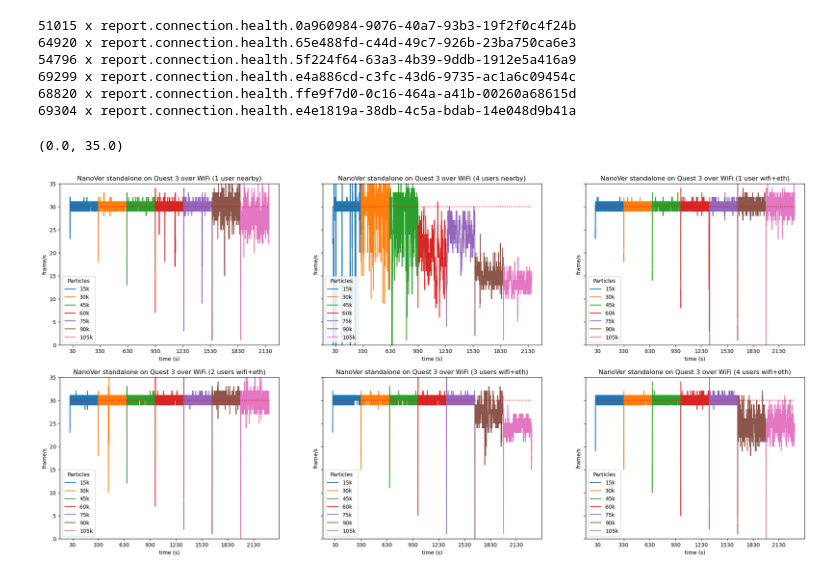
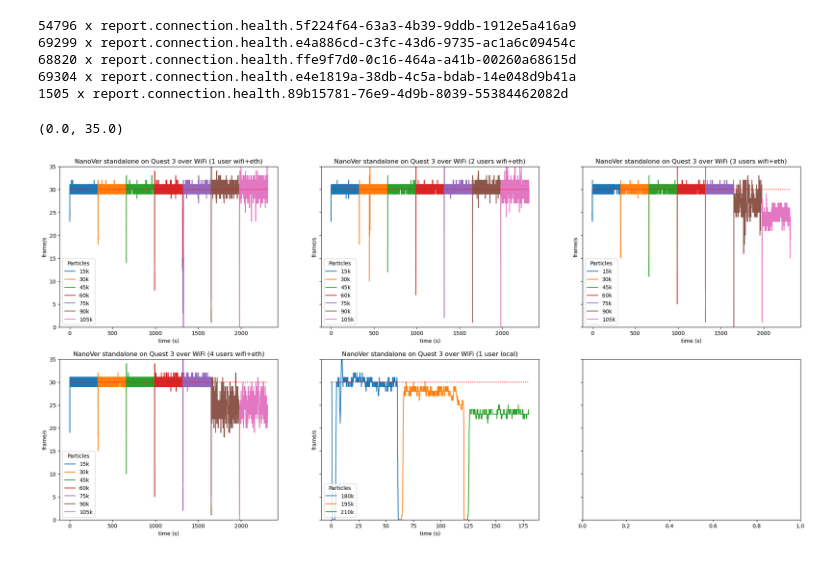
Before and after one commit to IRL2/nanover-server-py, a Jupyter notebook: tutorials/performance/perf-analysis.ipynb, the cells around one changed output. Cells and saved outputs as stored; diff of their text form; code cells hidden in the pictures.

```diff
--- a/tutorials/performance/perf-analysis.ipynb
+++ b/tutorials/performance/perf-analysis.ipynb
@@ -54,10 +54,10 @@ DATASETS_REDO = [
 ]
 # %%
 DATASETS_LIGHT = [
-    (read_recording_light("LAB-310s--solvent-hidden-1-user.nanover.zip"), "1 user nearby"),
+    # (read_recording_light("LAB-310s--solvent-hidden-1-user.nanover.zip"), "1 user nearby"),
     # (read_recording_light("LAB-310s--solvent-hidden-2-user.nanover.zip"), "2 users nearby"),
     # (read_recording_light("LAB-310s--solvent-hidden-3-user.nanover.zip"), "3 users nearby"),
-    (read_recording_light("LAB-310s--solvent-hidden-4-user.nanover.zip"), "4 users nearby"),
+    # (read_recording_light("LAB-310s--solvent-hidden-4-user.nanover.zip"), "4 users nearby"),
     # (read_recording_light("LAB-310s--solvent-hidden-3-user--EXTRA.nanover.zip"), "3 user nearby"),
     # (read_recording_light("HOTSPOT--solvent-hidden-1-user--2026-04-08T-16_26_15.nanover.zip"), "1 user hotspot"),
     # (read_recording_light("5m30s--HOTSPOT--1-user--2026-04-30T-12_41_49.nanover.zip"), "1 user hotspot"),
@@ -65,48 +65,48 @@ DATASETS_LIGHT = [
     (read_recording_light("5m30s--WIFI-ETH--2-user--2026-05-04T-12_28_19.nanover.zip"), "2 users wifi+eth"),
     (read_recording_light("5m30s--WIFI-ETH--3-user--2026-05-04T-11_40_57.nanover.zip"), "3 users wifi+eth"),
     (read_recording_light("5m30s--WIFI-ETH--4-user--2026-04-30T-11_41_12.nanover.zip"), "4 users wifi+eth"),
+    (read_recording_light("60s--LOCAL--1-user--2026-05-06T-16_08_09.nanover.zip"), "1 user local"),
 ]
 # %% [output]
-51015 x report.connection.health.0a960984-9076-40a7-93b3-19f2f0c4f24b
-64920 x report.connection.health.65e488fd-c44d-49c7-926b-23ba750ca6e3
 54796 x report.connection.health.5f224f64-63a3-4b39-9ddb-1912e5a416a9
 69299 x report.connection.health.e4a886cd-c3fc-43d6-9735-ac1a6c09454c
 68820 x report.connection.health.ffe9f7d0-0c16-464a-a41b-00260a68615d
 69304 x report.connection.health.e4e1819a-38db-4c5a-bdab-14e048d9b41a
+1505 x report.connection.health.89b15781-76e9-4d9b-8039-55384462082d
 # %%
 import matplotlib.pyplot as plt
 import numpy as np
 
 f, axes = plt.subplots(2, 3, sharey=True)
 f.set_figwidth(25)
 f.set_figheight(12)
 
 for i, (DATASET, LABEL) in enumerate(DATASETS_LIGHT):
     COUNTS = sorted(set(line["particles"] for line in DATASET))
 
     ax = axes.flatten()[i]
     ax.set_xlabel("time (s)")
     ax.set_ylabel("frame/s")
 
     for count in COUNTS:
         DATA = [[line["timestamp"] / 10**6, line["frame"]] for line in DATASET if line["particles"] == count]
         # third = len(DATA) // 3
         # sixth = len(DATA) // 6
         # DATA_X, DATA_Y = [pair[0] for pair in DATA][third:-sixth], [pair[1] for pair in DATA][third:-sixth]
         DATA_X, DATA_Y = [pair[0] for pair in DATA], [pair[1] for pair in DATA]
         ax.plot(DATA_X, DATA_Y, label=f"{count//1000}k")
 
     ax.legend(title="Particles", loc="lower left")
     ax.title.set_text(f"NanoVer standalone on Quest 3 over WiFi ({LABEL})")
     ax.hlines(30, 0, max(DATA_X), color="red", linestyles="dotted")
-    ax.set_xticks([x*300+30 for x in range(len(DATASETS_LIGHT)+2)])
+    # ax.set_xticks([x*300+30 for x in range(len(DATASETS_LIGHT)+2)])
     ax.legend(title="Particles", loc="lower left")
 
 plt.ylim(top=35, bottom=0)
 # plt.ylim(top=250)
 # %% [output]
 (0.0, 35.0)
-[figure, old version]
+[figure, new version]
 # %%
 import matplotlib.pyplot as plt
 import numpy as np
```
Also changed, not shown: parts of 8 cells of this notebook, 1 other file.
